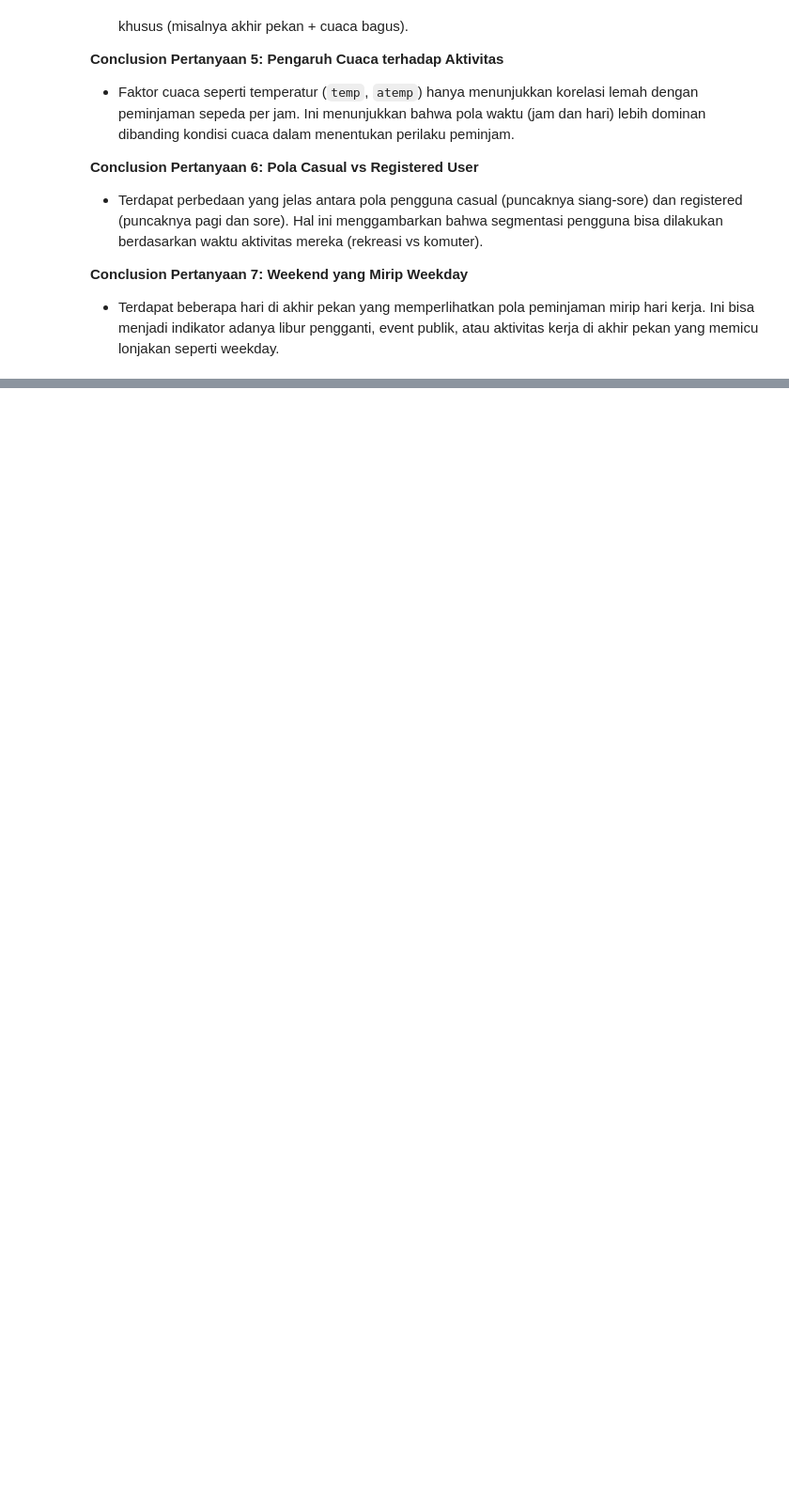
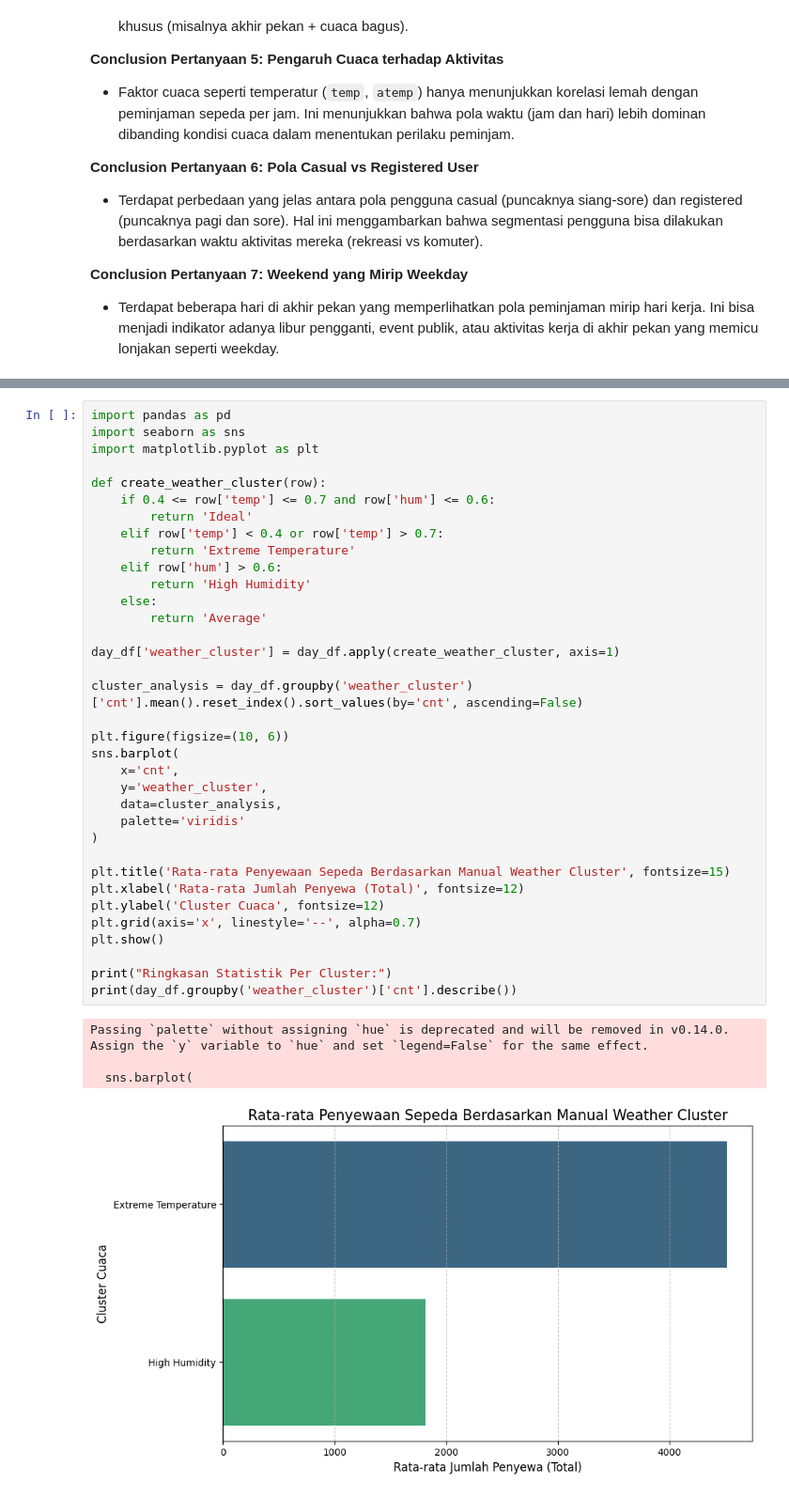
Before and after one commit to yumtaufikhidayat/data-analysis-py, a Jupyter notebook: notebook.ipynb, the cells around one changed output, grey strips where cells are left out. Shown at 94% size. Saved outputs shown, nothing was run; the diff lists cells and outputs as text; blank space fills up the shorter version.

Commit message:
Feat: Update notebook.ipynb by adding advance analysis technique using clustering and manual grouping.

```diff
--- a/notebook.ipynb
+++ b/notebook.ipynb
@@ -1323,0 +1341,40 @@ Data peminjaman sepeda menunjukkan pola temporal yang kuat, dengan jam dan hari
+# %%
+import pandas as pd
+import seaborn as sns
+import matplotlib.pyplot as plt
+
+def create_weather_cluster(row):
+    if 0.4 <= row['temp'] <= 0.7 and row['hum'] <= 0.6:
+        return 'Ideal'
+    elif row['temp'] < 0.4 or row['temp'] > 0.7:
+        return 'Extreme Temperature'
+    elif row['hum'] > 0.6:
+        return 'High Humidity'
+    else:
+        return 'Average'
+
+day_df['weather_cluster'] = day_df.apply(create_weather_cluster, axis=1)
+
+cluster_analysis = day_df.groupby('weather_cluster')['cnt'].mean().reset_index().sort_values(by='cnt', ascending=False)
+
+plt.figure(figsize=(10, 6))
+sns.barplot(
+    x='cnt',
+    y='weather_cluster',
+    data=cluster_analysis,
+    palette='viridis'
+)
+
+plt.title('Rata-rata Penyewaan Sepeda Berdasarkan Manual Weather Cluster', fontsize=15)
+plt.xlabel('Rata-rata Jumlah Penyewa (Total)', fontsize=12)
+plt.ylabel('Cluster Cuaca', fontsize=12)
+plt.grid(axis='x', linestyle='--', alpha=0.7)
+plt.show()
+
+print("Ringkasan Statistik Per Cluster:")
+print(day_df.groupby('weather_cluster')['cnt'].describe())
+# %% [output]
+Passing `palette` without assigning `hue` is deprecated and will be removed in v0.14.0. Assign the `y` variable to `hue` and set `legend=False` for the same effect.
+
+  sns.barplot(
+[figure, added]
```
Also changed, not shown: parts of 6 cells of this notebook.
